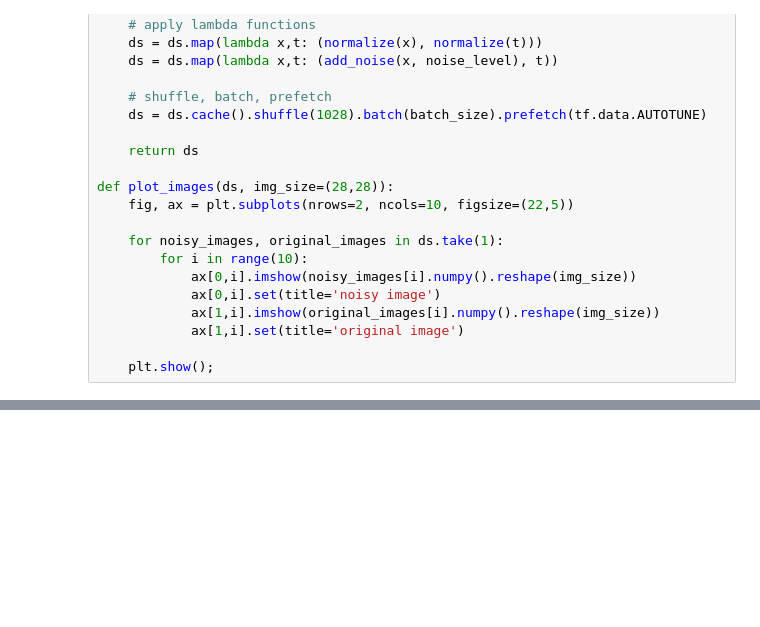
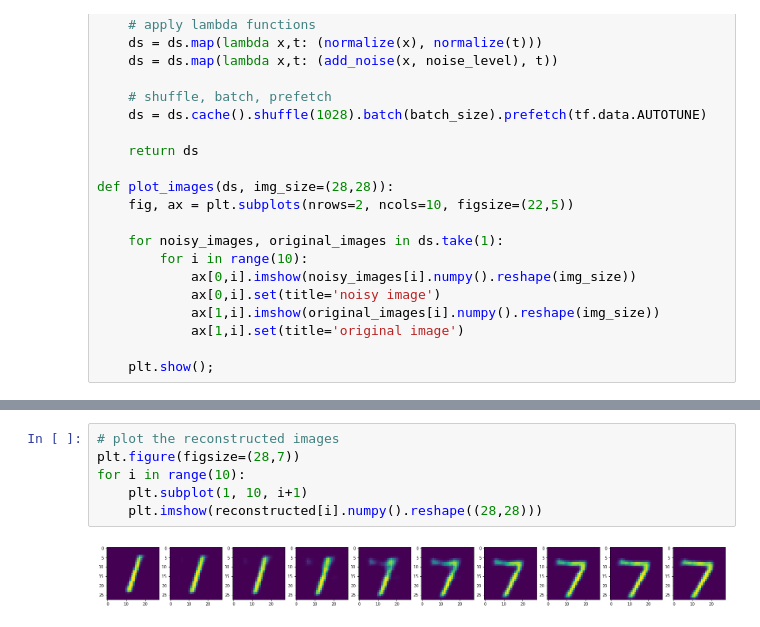
Before and after one commit to fynnomenon/iannwtf_group06_homework, a Jupyter notebook: homework_08/homework08.ipynb, the cells around one changed output, grey strips where cells are left out. Drawn from its saved outputs; the diff is of its cells as text; blank space fills up the shorter version.

```diff
--- a/homework_08/homework08.ipynb
+++ b/homework_08/homework08.ipynb
@@ -301,0 +240,8 @@ ValueError: ignored
+# %%
+# plot the reconstructed images
+plt.figure(figsize=(28,7))
+for i in range(10):
+    plt.subplot(1, 10, i+1)
+    plt.imshow(reconstructed[i].numpy().reshape((28,28)))
+# %% [output]
+[figure, added]
```
Also changed, not shown: parts of 18 cells of this notebook, 2 other files.
